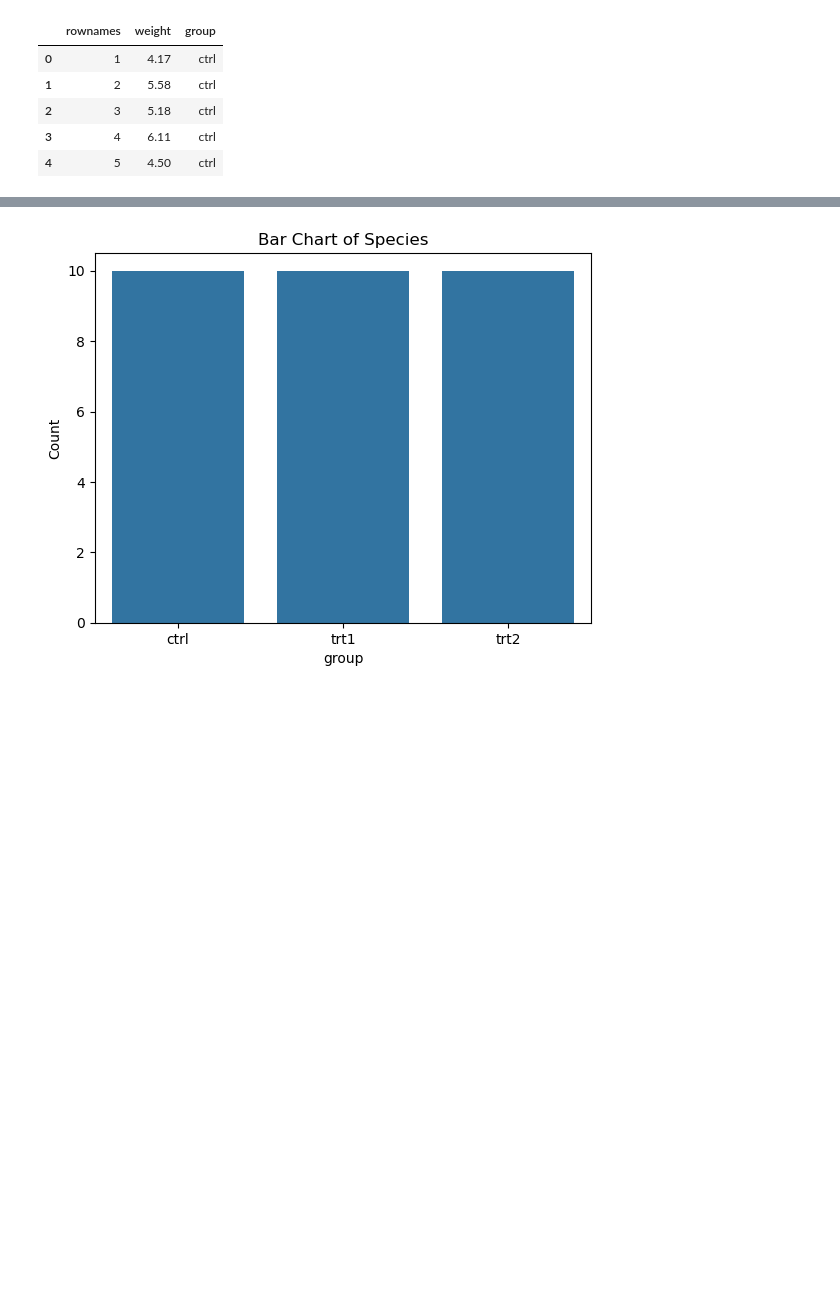
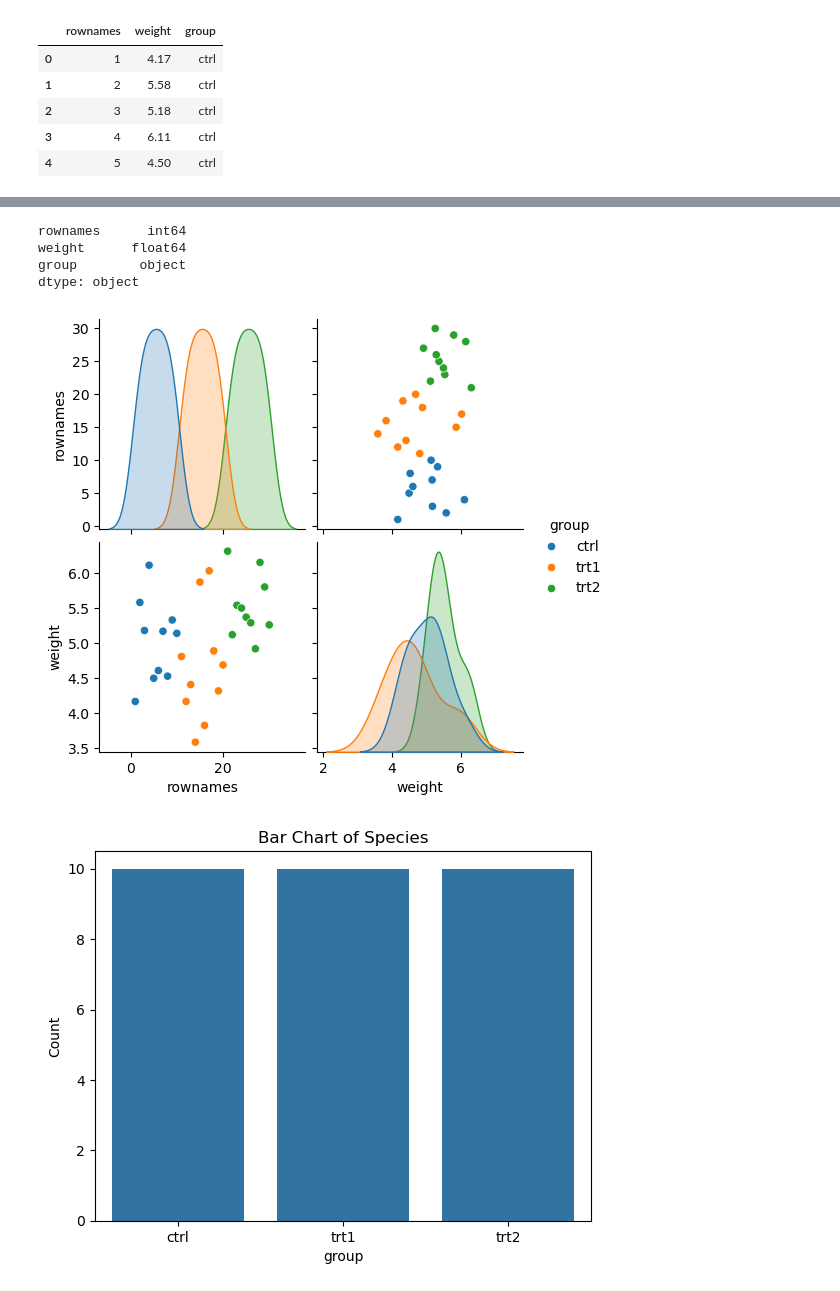
Before and after one commit to dectan/applied_statistics, a Jupyter notebook: project.ipynb, the cells around one changed output, grey strips where cells are left out. Cells and saved outputs as stored; diff of their text form; code cells hidden in the pictures; blank space fills up the shorter version.

```diff
--- a/project.ipynb
+++ b/project.ipynb
@@ -58,3 +72,15 @@ df.head(5)
+# %%
+df.dtypes
+# %% [output]
+rownames      int64
+weight      float64
+group        object
+dtype: object
+# %%
+sns.pairplot(df, hue= 'group')
+plt.show()
+# %% [output]
+[figure, added]
 # %%
 sns.countplot(x='group', data=df)
 plt.title('Bar Chart of Species')
```
Also changed, not shown: parts of 11 cells of this notebook, 1 other file.
